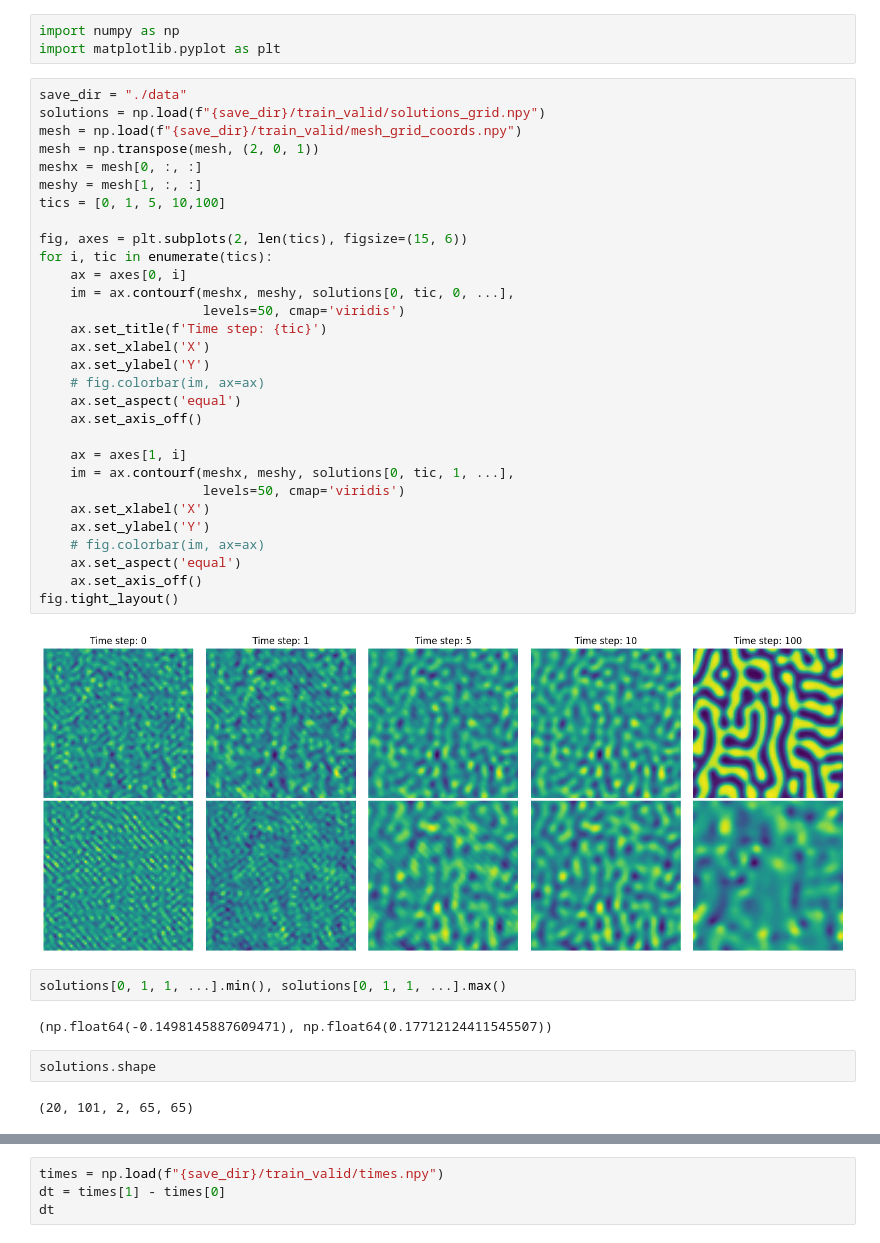
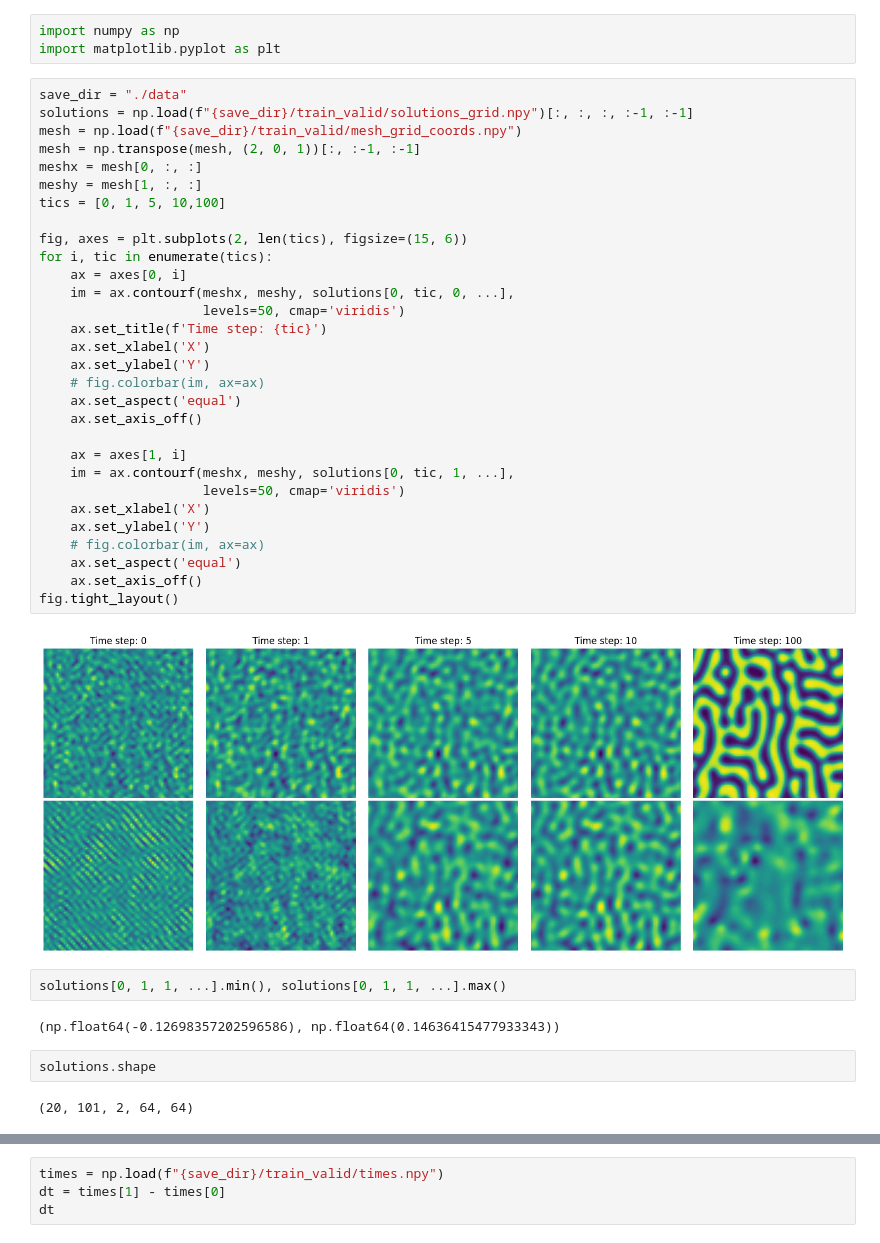
Before and after one commit to NanxiiChen/PF-PINO, a Jupyter notebook: spinodal_decomp/make_dataset.ipynb, the cells around one changed output, grey strips where cells are left out. Saved outputs shown, nothing was run; the diff lists cells and outputs as text.

```diff
--- a/spinodal_decomp/make_dataset.ipynb
+++ b/spinodal_decomp/make_dataset.ipynb
@@ -3,44 +3,44 @@ import numpy as np
 import matplotlib.pyplot as plt
 # %%
 save_dir = "./data"
-solutions = np.load(f"{save_dir}/train_valid/solutions_grid.npy")
+solutions = np.load(f"{save_dir}/train_valid/solutions_grid.npy")[:, :, :, :-1, :-1]
 mesh = np.load(f"{save_dir}/train_valid/mesh_grid_coords.npy")
-mesh = np.transpose(mesh, (2, 0, 1))
+mesh = np.transpose(mesh, (2, 0, 1))[:, :-1, :-1]
 meshx = mesh[0, :, :]
 meshy = mesh[1, :, :]
 tics = [0, 1, 5, 10,100]
 
 fig, axes = plt.subplots(2, len(tics), figsize=(15, 6))
 for i, tic in enumerate(tics):
     ax = axes[0, i]
     im = ax.contourf(meshx, meshy, solutions[0, tic, 0, ...],
                      levels=50, cmap='viridis')
     ax.set_title(f'Time step: {tic}')
     ax.set_xlabel('X')
     ax.set_ylabel('Y')
     # fig.colorbar(im, ax=ax)
     ax.set_aspect('equal')
     ax.set_axis_off()
 
     ax = axes[1, i]
     im = ax.contourf(meshx, meshy, solutions[0, tic, 1, ...],
                      levels=50, cmap='viridis')
     ax.set_xlabel('X')
     ax.set_ylabel('Y')
     # fig.colorbar(im, ax=ax)
     ax.set_aspect('equal')
     ax.set_axis_off()
 fig.tight_layout()
 # %% [output]
-[figure, old version]
+[figure, new version]
 # %%
 solutions[0, 1, 1, ...].min(), solutions[0, 1, 1, ...].max()
 # %% [output]
-(np.float64(-0.1498145887609471), np.float64(0.17712124411545507))
+(np.float64(-0.12698357202596586), np.float64(0.14636415477933343))
 # %%
 solutions.shape
 # %% [output]
-(20, 101, 2, 65, 65)
+(20, 101, 2, 64, 64)
 # %%
 from configs.train_debug import Configs
 configs = Configs()
```
Also changed, not shown: parts of 10 cells of this notebook, 5 other files.
